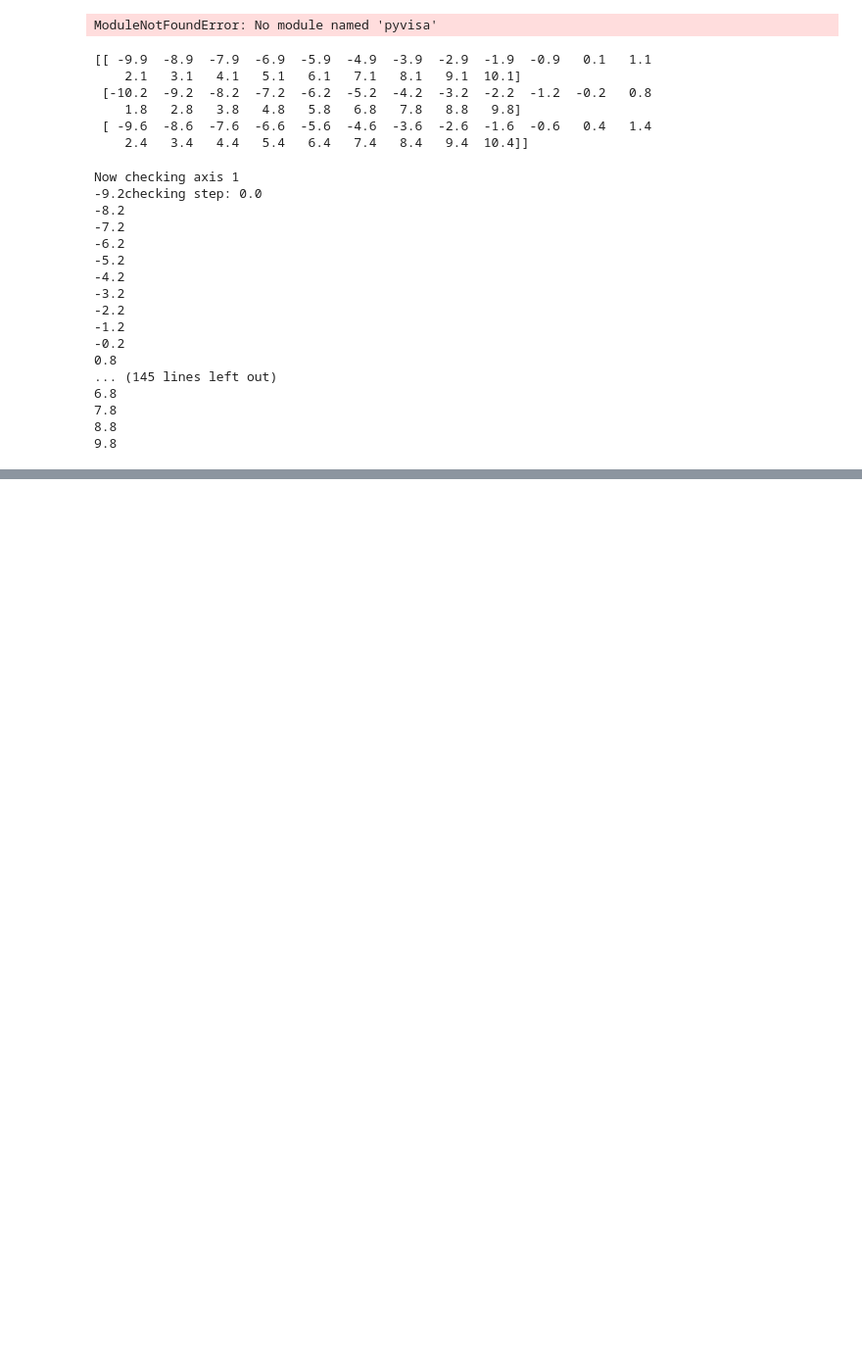
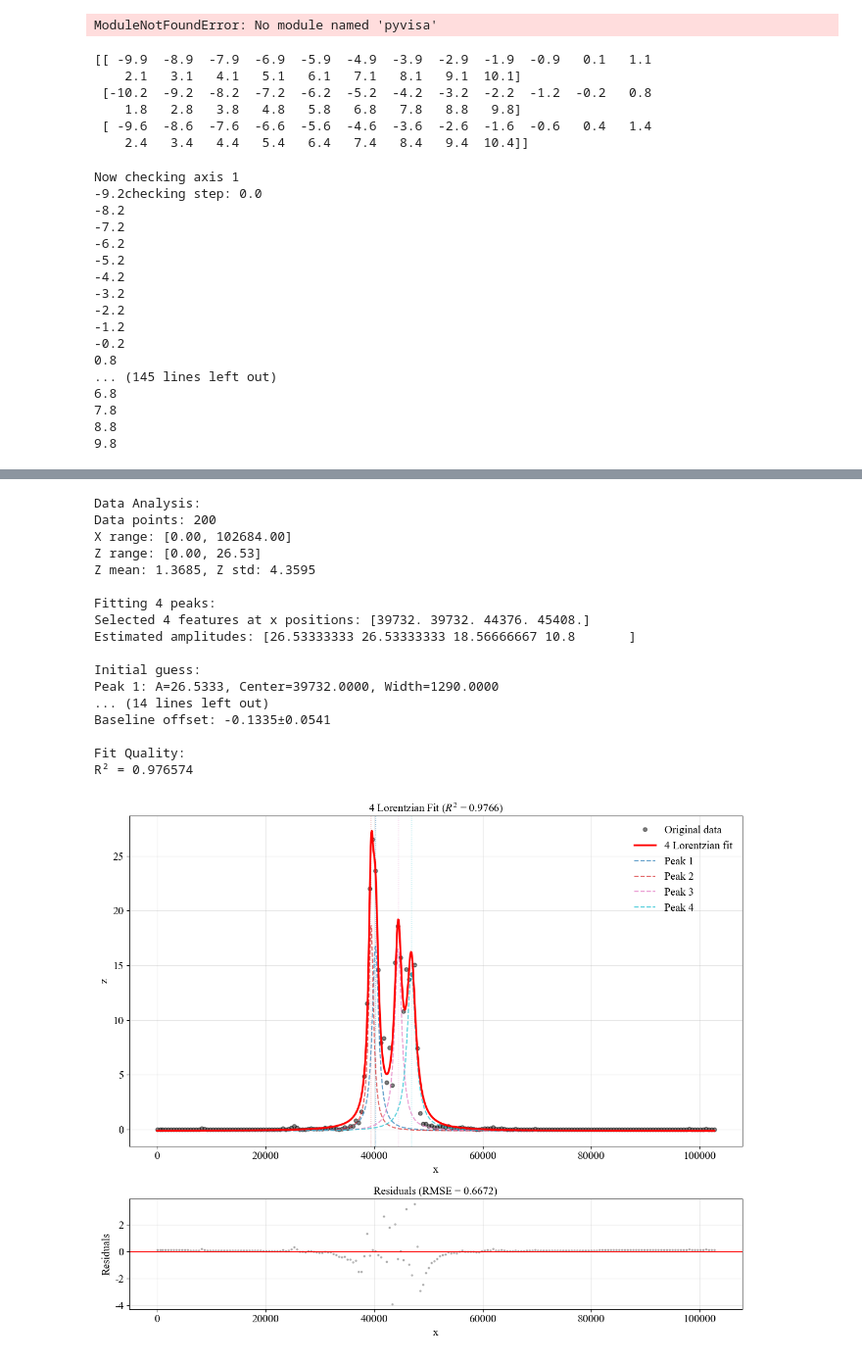
Before and after one commit to FENG-MengLong/ExperimentCode, a Jupyter notebook: test.ipynb, the cells around one changed output, grey strips where cells are left out. Shown at 98% size. Drawn from its saved outputs; the diff is of its cells as text; code cells hidden in the pictures; blank space fills up the shorter version.

```diff
--- a/test.ipynb
+++ b/test.ipynb
@@ -67,0 +95,21 @@ Now checking axis 1
+# %%
+result = fit_and_plot_1d_lorentzian(x1,z1,4)
+# %% [output]
+Data Analysis:
+Data points: 200
+X range: [0.00, 102684.00]
+Z range: [0.00, 26.53]
+Z mean: 1.3685, Z std: 4.3595
+
+Fitting 4 peaks:
+Selected 4 features at x positions: [39732. 39732. 44376. 45408.]
+Estimated amplitudes: [26.53333333 26.53333333 18.56666667 10.8       ]
+
+Initial guess:
+Peak 1: A=26.5333, Center=39732.0000, Width=1290.0000
+... (14 lines left out)
+Baseline offset: -0.1335±0.0541
+
+Fit Quality:
+R² = 0.976574
+[figure, added]
```
Also changed, not shown: parts of 3 cells of this notebook, 7 other files.
